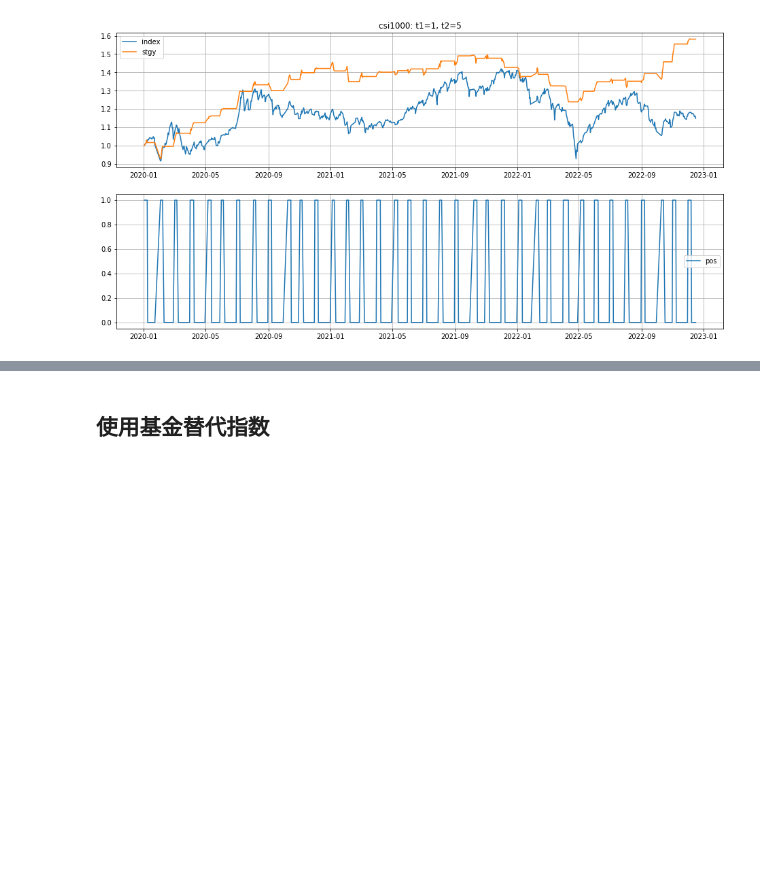
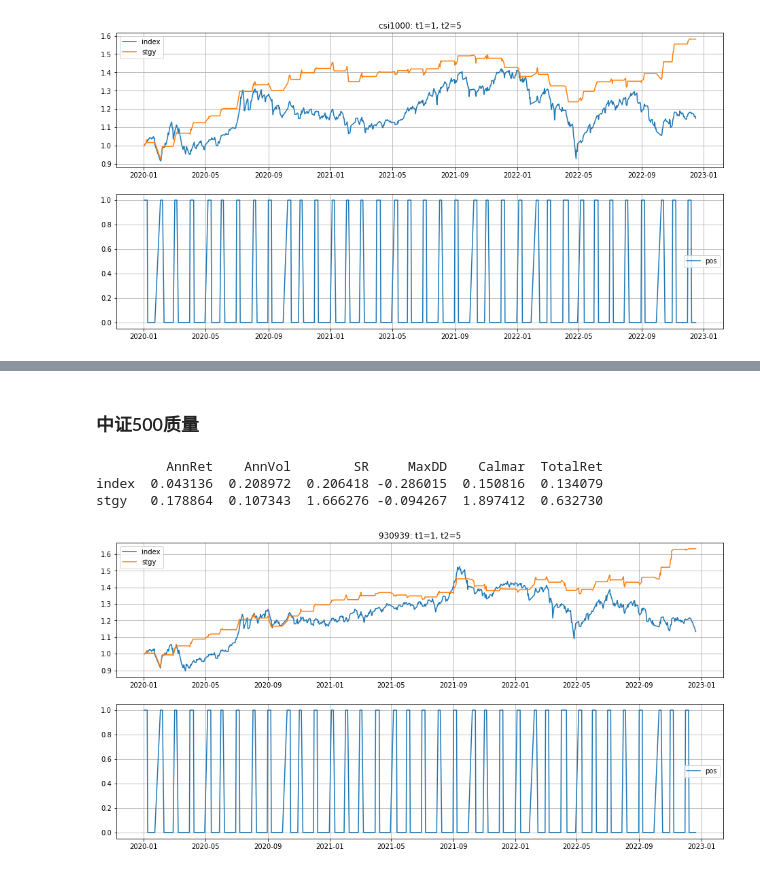
Before and after one commit to hdouhua/pick-up-python, a Jupyter notebook: inv/calendar-strrategy.ipynb, the cells around one changed output, grey strips where cells are left out. Saved outputs shown, nothing was run; the diff lists cells and outputs as text; code cells hidden in the pictures; blank space fills up the shorter version.

```diff
--- a/inv/calendar-strrategy.ipynb
+++ b/inv/calendar-strrategy.ipynb
@@ -101,2 +142,2 @@ stgy   0.167123  0.121816  1.371925 -0.171917  0.972111  0.581724
 # %% [markdown]
-## 使用基金替代指数
+### 中证500质量
@@ -108,0 +144,10 @@ index_data.rename(columns={'nav': symbol_id}, inplace=True)
+# %%
+symbol_id = '930939'
+
+index_data = load_fund_data(symbol_id, col_mappings={'close': symbol_id}, folder='./res/500')
+calendar_strategy(index_data, symbol_id, start_date, end_date, day_range, fee_rate_stock)
+# %% [output]
+         AnnRet    AnnVol        SR     MaxDD    Calmar  TotalRet
+index  0.043136  0.208972  0.206418 -0.286015  0.150816  0.134079
+stgy   0.178864  0.107343  1.666276 -0.094267  1.897412  0.632730
+[figure, added]
```
Also changed, not shown: parts of 50 cells of this notebook, 26 other files.
